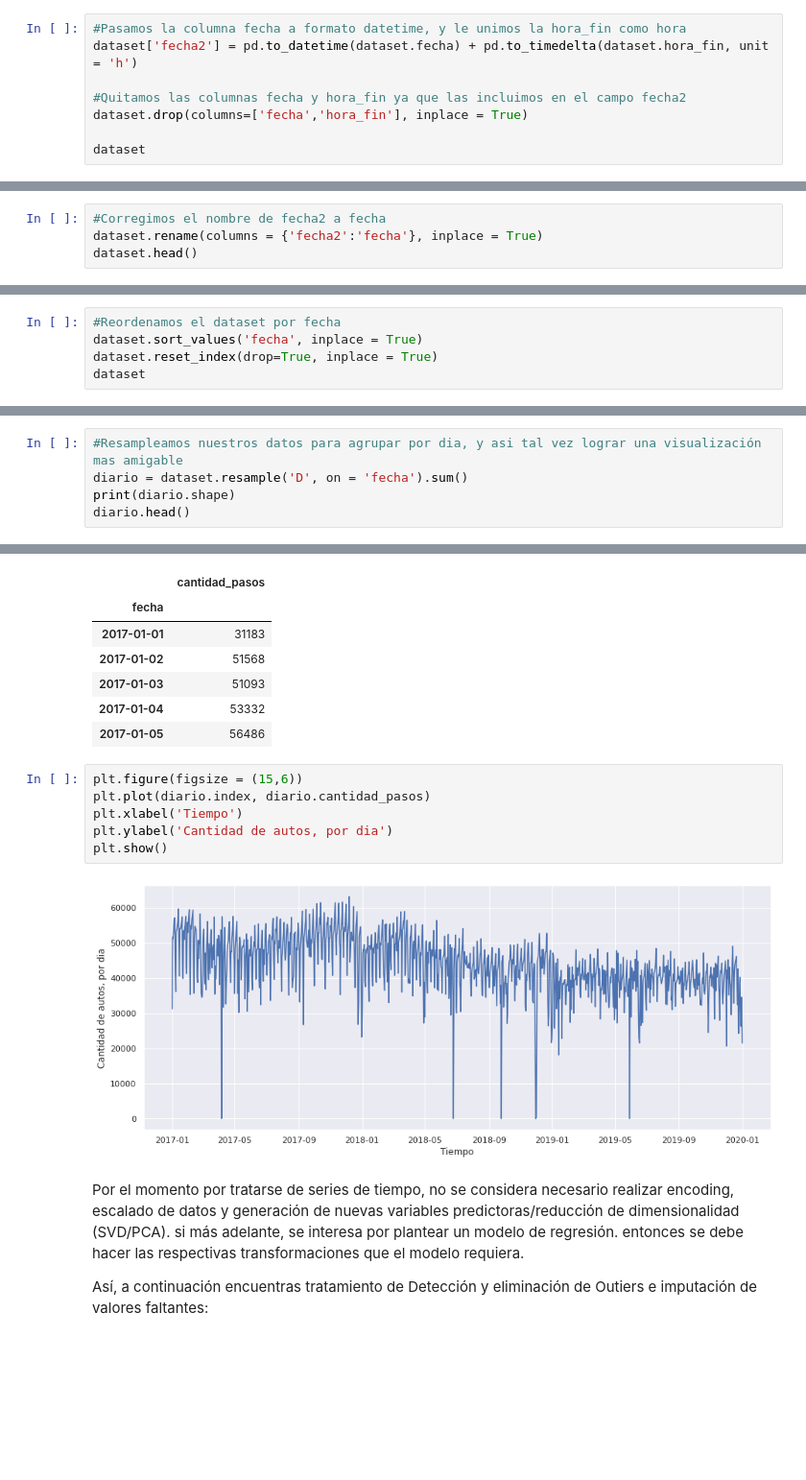
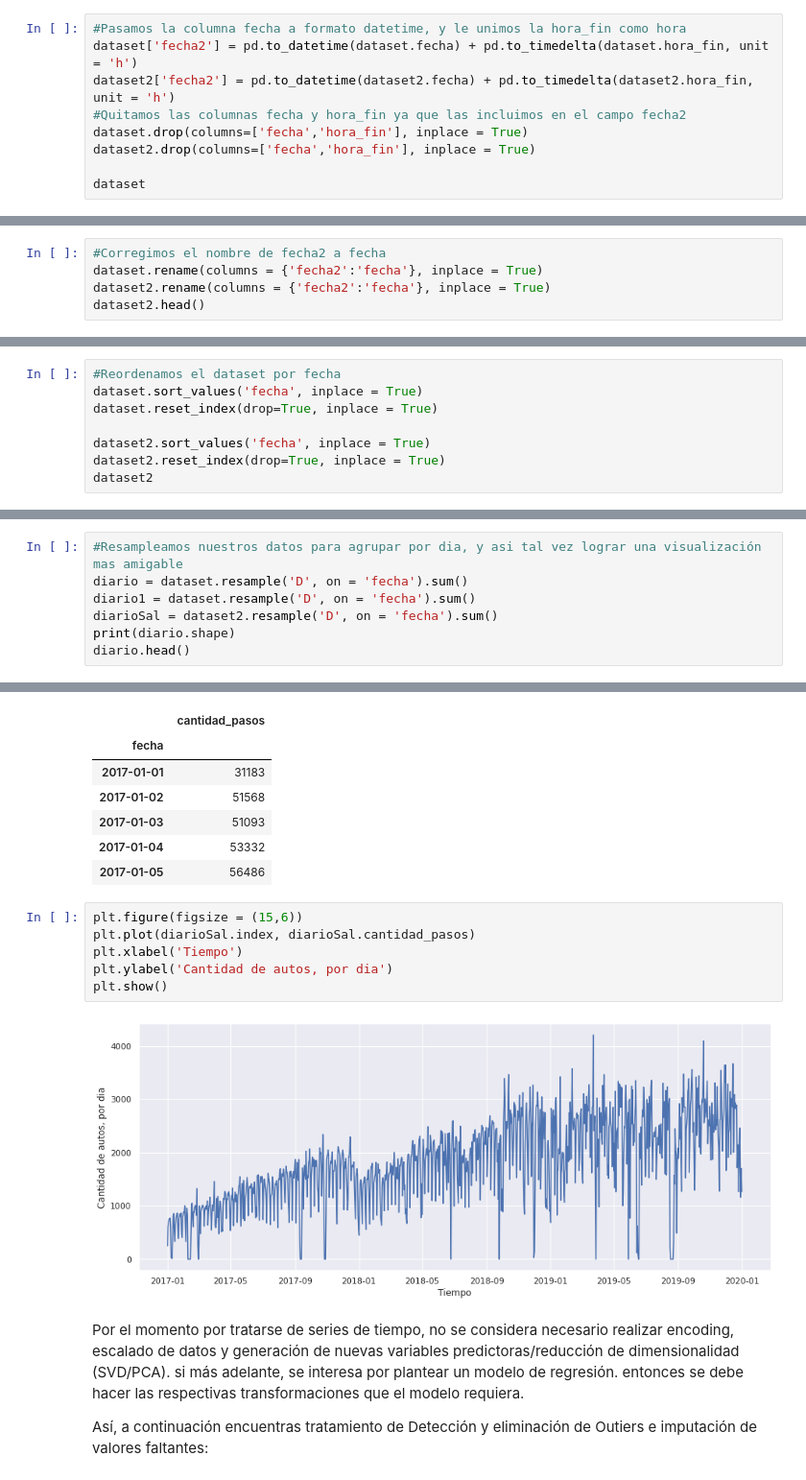
Before and after one commit to LeidyBenavides/Ds-Proyecto-3, a Jupyter notebook: LeidyMaribelBenavidesDS_Proyecto_03_ST.ipynb, the cells around one changed output, grey strips where cells are left out. Shown at 96% size. Saved outputs shown, nothing was run; the diff lists cells and outputs as text; blank space fills up the shorter version.

```diff
--- a/LeidyMaribelBenavidesDS_Proyecto_03_ST.ipynb
+++ b/LeidyMaribelBenavidesDS_Proyecto_03_ST.ipynb
@@ -387,9 +397,10 @@ Para realizar diferentes operaciones con las fechas es necesario configurar un f
 # %%
 #Pasamos la columna fecha a formato datetime, y le unimos la hora_fin como hora
 dataset['fecha2'] = pd.to_datetime(dataset.fecha) + pd.to_timedelta(dataset.hora_fin, unit = 'h')
-
+dataset2['fecha2'] = pd.to_datetime(dataset2.fecha) + pd.to_timedelta(dataset2.hora_fin, unit = 'h')
 #Quitamos las columnas fecha y hora_fin ya que las incluimos en el campo fecha2
 dataset.drop(columns=['fecha','hora_fin'], inplace = True)
+dataset2.drop(columns=['fecha','hora_fin'], inplace = True)
 
 dataset
 # %% [output]
@@ -409,6 +434,7 @@ dataset
 # %%
 #Corregimos el nombre de fecha2 a fecha
 dataset.rename(columns = {'fecha2':'fecha'}, inplace = True)
-dataset.head()
+dataset2.rename(columns = {'fecha2':'fecha'}, inplace = True)
+dataset2.head()
 # %% [output]
 |  | dia | sentido | tipo_vehiculo | cantidad_pasos | fecha |
@@ -421,6 +447,9 @@ dataset.head()
 #Reordenamos el dataset por fecha
 dataset.sort_values('fecha', inplace = True)
 dataset.reset_index(drop=True, inplace = True)
-dataset
+
+dataset2.sort_values('fecha', inplace = True)
+dataset2.reset_index(drop=True, inplace = True)
+dataset2
 # %% [output]
 |  | dia | sentido | tipo_vehiculo | cantidad_pasos | fecha |
@@ -457,6 +485,8 @@ plt.show()
 # %%
 #Resampleamos nuestros datos para agrupar por dia, y asi tal vez lograr una visualización mas amigable
 diario = dataset.resample('D', on = 'fecha').sum()
+diario1 = dataset.resample('D', on = 'fecha').sum()
+diarioSal = dataset2.resample('D', on = 'fecha').sum()
 print(diario.shape)
 diario.head()
 # %% [output]
@@ -470,12 +500,12 @@ diario.head()
 | 2017-01-05 | 56486 |
 # %%
 plt.figure(figsize = (15,6))
-plt.plot(diario.index, diario.cantidad_pasos)
+plt.plot(diarioSal.index, diarioSal.cantidad_pasos)
 plt.xlabel('Tiempo')
 plt.ylabel('Cantidad de autos, por dia')
 plt.show()
 # %% [output]
-[figure, old version]
+[figure, new version]
 # %% [markdown]
 
 Por el momento por tratarse de series de tiempo, no se considera necesario realizar encoding, escalado de datos y	generación de nuevas variables predictoras/reducción de dimensionalidad (SVD/PCA). si más adelante, se interesa por plantear un modelo de regresión. entonces se debe hacer las respectivas transformaciones que el modelo requiera.
```
Also changed, not shown: parts of 49 cells of this notebook.
